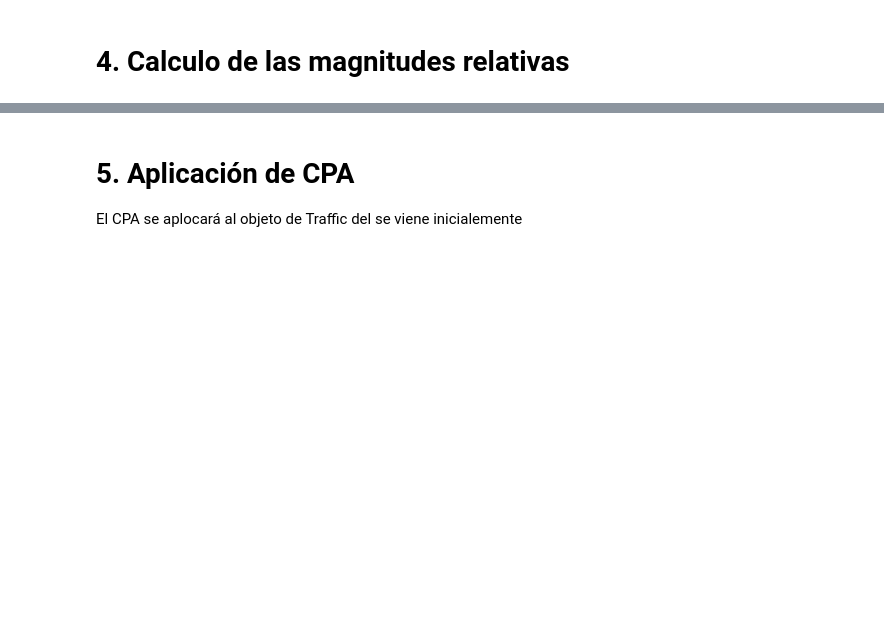
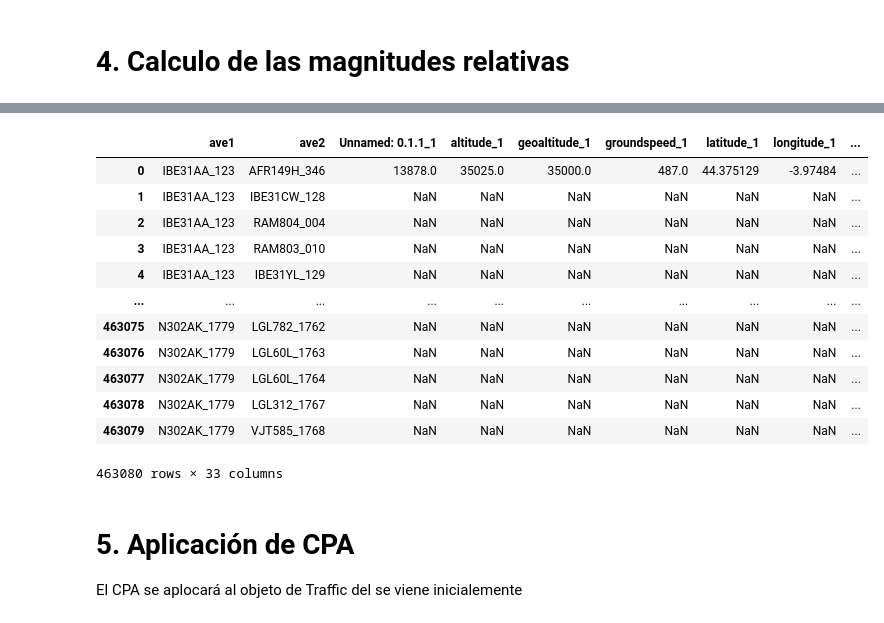
Before and after one commit to jaimebw/tfg, a Jupyter notebook: libros/generacion_conflictos.ipynb, the cells around one changed output, grey strips where cells are left out. Cells and saved outputs as stored; diff of their text form; code cells hidden in the pictures; blank space fills up the shorter version.

```diff
--- a/libros/generacion_conflictos.ipynb
+++ b/libros/generacion_conflictos.ipynb
@@ -150,0 +155,16 @@ memory usage: 14.2+ MB
+# %%
+datos_fil
+# %% [output]
+|  | ave1 | ave2 | Unnamed: 0.1.1_1 | altitude_1 | geoaltitude_1 | groundspeed_1 | latitude_1 | longitude_1 | ... |
+| 0 | IBE31AA_123 | AFR149H_346 | 13878.0 | 35025.0 | 35000.0 | 487.0 | 44.375129 | -3.97484 | ... |
+| 1 | IBE31AA_123 | IBE31CW_128 | NaN | NaN | NaN | NaN | NaN | NaN | ... |
+| 2 | IBE31AA_123 | RAM804_004 | NaN | NaN | NaN | NaN | NaN | NaN | ... |
+| 3 | IBE31AA_123 | RAM803_010 | NaN | NaN | NaN | NaN | NaN | NaN | ... |
+| 4 | IBE31AA_123 | IBE31YL_129 | NaN | NaN | NaN | NaN | NaN | NaN | ... |
+| ... | ... | ... | ... | ... | ... | ... | ... | ... | ... |
+| 463075 | N302AK_1779 | LGL782_1762 | NaN | NaN | NaN | NaN | NaN | NaN | ... |
+| 463076 | N302AK_1779 | LGL60L_1763 | NaN | NaN | NaN | NaN | NaN | NaN | ... |
+| 463077 | N302AK_1779 | LGL60L_1764 | NaN | NaN | NaN | NaN | NaN | NaN | ... |
+| 463078 | N302AK_1779 | LGL312_1767 | NaN | NaN | NaN | NaN | NaN | NaN | ... |
+| 463079 | N302AK_1779 | VJT585_1768 | NaN | NaN | NaN | NaN | NaN | NaN | ... |
+463080 rows × 33 columns
```
Also changed, not shown: parts of 23 cells of this notebook.
